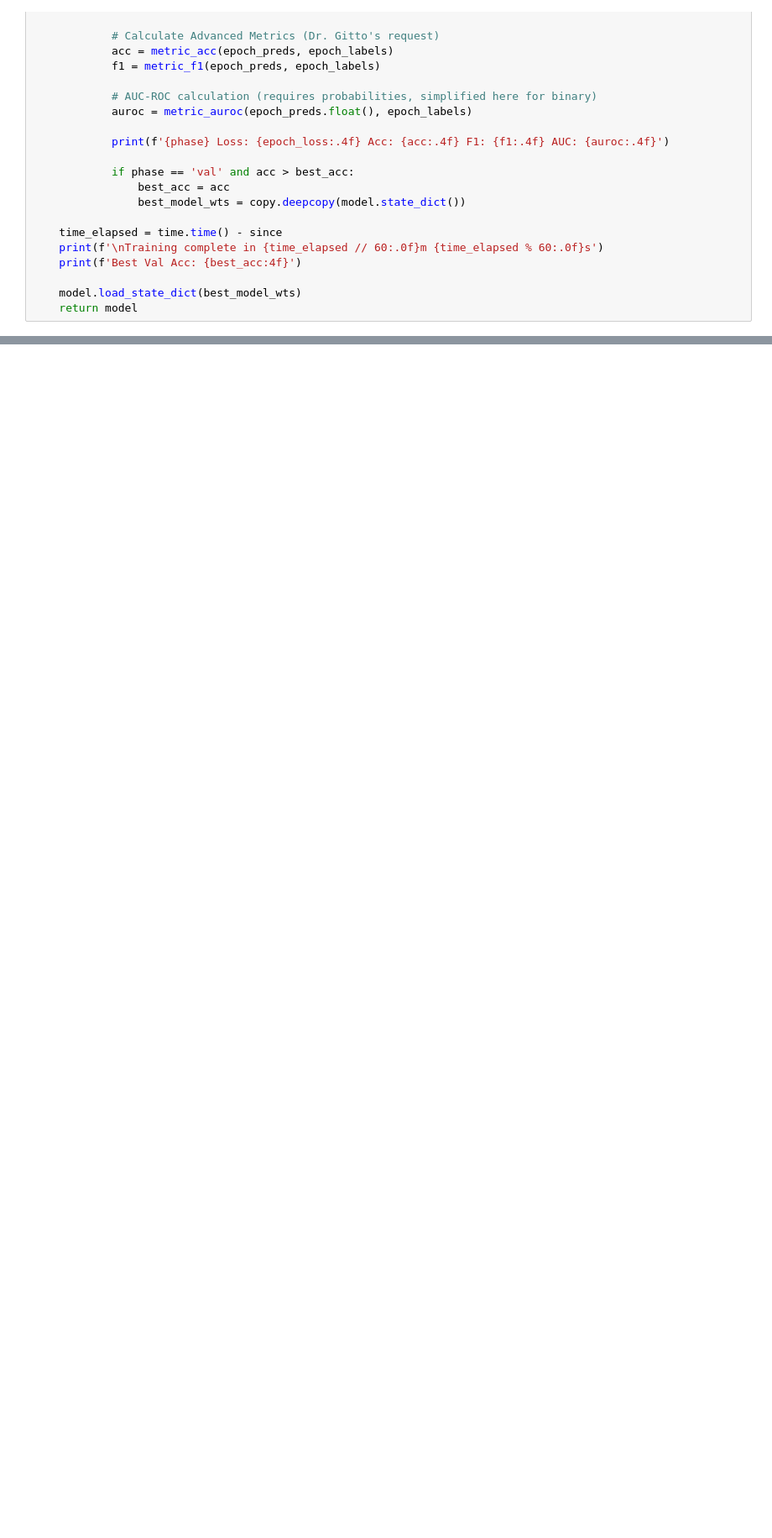
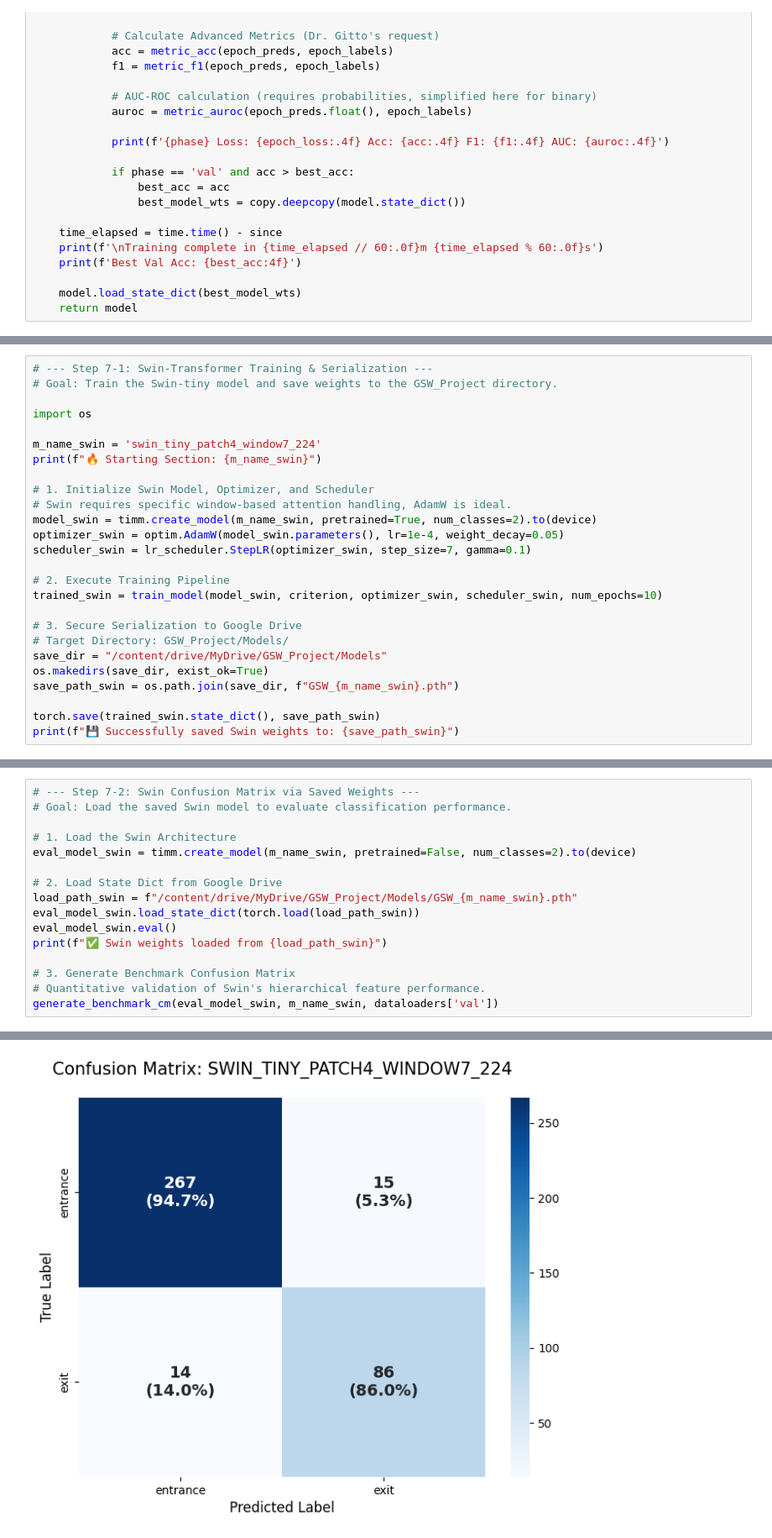
Before and after one commit to coweye1/Gunshot_Wound_Entrance_vs_Exit_ViT_Benchmark, a Jupyter notebook: Gunshot_Wound_Entrance_vs_Exit_ViT_Benchmark.ipynb, the cells around one changed output, grey strips where cells are left out. Shown at 84% size. Drawn from its saved outputs; the diff is of its cells as text; blank space fills up the shorter version.

```diff
--- a/Gunshot_Wound_Entrance_vs_Exit_ViT_Benchmark.ipynb
+++ b/Gunshot_Wound_Entrance_vs_Exit_ViT_Benchmark.ipynb
@@ -524,0 +337,26 @@ test_swin_benchmarking_visualization()
+# %%
+# --- Step 7-1: Swin-Transformer Training & Serialization ---
+# Goal: Train the Swin-tiny model and save weights to the GSW_Project directory.
+
+import os
+
+m_name_swin = 'swin_tiny_patch4_window7_224'
+print(f"🔥 Starting Section: {m_name_swin}")
+
+# 1. Initialize Swin Model, Optimizer, and Scheduler
+# Swin requires specific window-based attention handling, AdamW is ideal.
+model_swin = timm.create_model(m_name_swin, pretrained=True, num_classes=2).to(device)
+optimizer_swin = optim.AdamW(model_swin.parameters(), lr=1e-4, weight_decay=0.05)
+scheduler_swin = lr_scheduler.StepLR(optimizer_swin, step_size=7, gamma=0.1)
+
+# 2. Execute Training Pipeline
+trained_swin = train_model(model_swin, criterion, optimizer_swin, scheduler_swin, num_epochs=10)
+
+# 3. Secure Serialization to Google Drive
+# Target Directory: GSW_Project/Models/
+save_dir = "/content/drive/MyDrive/GSW_Project/Models"
+os.makedirs(save_dir, exist_ok=True)
+save_path_swin = os.path.join(save_dir, f"GSW_{m_name_swin}.pth")
+
+torch.save(trained_swin.state_dict(), save_path_swin)
+print(f"💾 Successfully saved Swin weights to: {save_path_swin}")
@@ -524,0 +381,17 @@ test_swin_benchmarking_visualization()
+# %%
+# --- Step 7-2: Swin Confusion Matrix via Saved Weights ---
+# Goal: Load the saved Swin model to evaluate classification performance.
+
+# 1. Load the Swin Architecture
+eval_model_swin = timm.create_model(m_name_swin, pretrained=False, num_classes=2).to(device)
+
+# 2. Load State Dict from Google Drive
+load_path_swin = f"/content/drive/MyDrive/GSW_Project/Models/GSW_{m_name_swin}.pth"
+eval_model_swin.load_state_dict(torch.load(load_path_swin))
+eval_model_swin.eval()
+print(f"✅ Swin weights loaded from {load_path_swin}")
+
+# 3. Generate Benchmark Confusion Matrix
+# Quantitative validation of Swin's hierarchical feature performance.
+generate_benchmark_cm(eval_model_swin, m_name_swin, dataloaders['val'])
+# %% [output]
@@ -524,0 +400 @@ test_swin_benchmarking_visualization()
+[figure, added]
```
Also changed, not shown: parts of 10 cells of this notebook.
